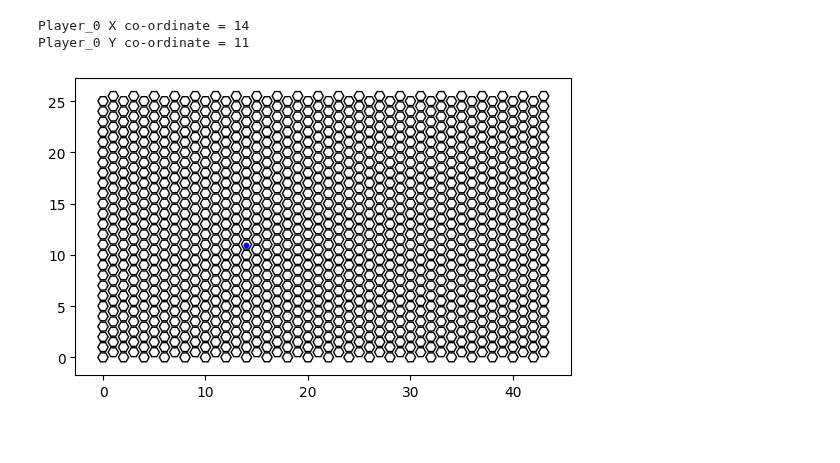
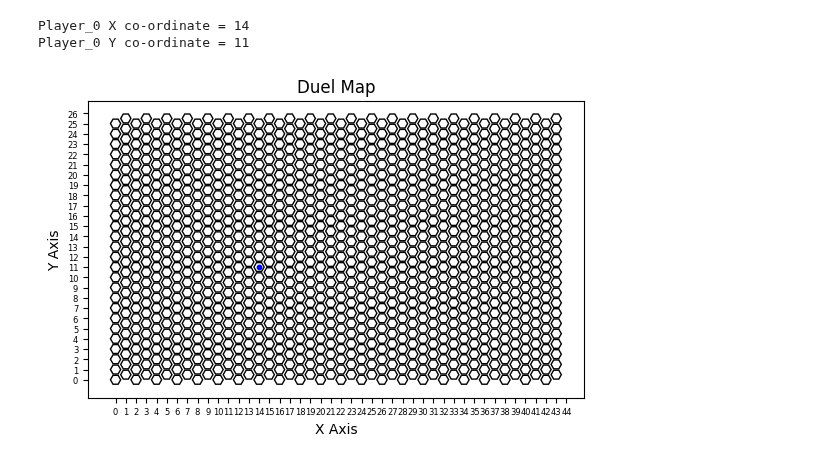
Before and after one commit to Jacob-CL/Civ6-GameReader, a Jupyter notebook: Civ6GameReader.ipynb, the cells around one changed output. Saved outputs shown, nothing was run; the diff lists cells and outputs as text; code cells hidden in the pictures; blank space fills up the shorter version.

Commit message:
Working map for player_0

```diff
--- a/Civ6GameReader.ipynb
+++ b/Civ6GameReader.ipynb
@@ -16,6 +16,10 @@ from matplotlib.patches import RegularPolygon
 player_0_X_start = 0
 player_0_Y_start = 0
 
+def is_odd(n):
+    return n % 2 == 1
+
+
 # Searching for a specific string within the file content
 player_coord_start_string = "Map Script: Major Start X:"
 
@@ -27,23 +31,26 @@ with open('C:\\Users\\User\\AppData\\Local\\Firaxis Games\\Sid Meier\'s Civiliza
             if match:
                 # Extracting the first group, which contains the digits following "Major Start X:"
                 Xnumber = match.group(1)
-                player_0_X_start = Xnumber
-                print(f"Player_0 X co-ordinate = {Xnumber}")  # This should print '14'
+                player_0_X_start = int(Xnumber)
+                print(f"Player_0 X co-ordinate = {Xnumber}")
             else:
                 print("The X co-ordinate was not found in the line.")
 
             if line.startswith(player_coord_start_string):
                 pattern = r"Major Start Y:\s*(\d+)"
                 match = re.search(pattern, line)
-                if match:
-                    # Extracting the first group, which contains the digits following "Major Start X:"
+                if match:#
+                    # Extracting the first group, which contains the digits following "Major Start Y:"
                     Ynumber = match.group(1)
-                    player_0_Y_start = Ynumber
-                    print(f"Player_0 Y co-ordinate = {Ynumber}")  # This should print '14'
+                    player_0_Y_start = int(Ynumber)
+                    print(f"Player_0 Y co-ordinate = {Ynumber}")
                 else:
                     print("The Y co-ordinate was not found in the line.")
-                break  # Exiting the loop if the string is found
+                break
 
+
+if is_odd(player_0_X_start):
+    player_0_Y_start = player_0_Y_start + 0.5
 
 player_0_start = (Xnumber,Ynumber)
 
@@ -55,34 +62,46 @@ def plot_hexagon_grid(rows, cols, hex_size=0.5, dot_info=None):
     radius = hex_size
 
     # Distance between centers of two adjacent hexagons horizontally and vertically
     dx = 1
     dy = 1
 
     # Loop to create hexagons
     for row in range(rows):
         for col in range(cols):
             # Calculate the center position
             x = col * dx
             y = row * dy
 
             # Adjust every other row to interlock the hexagons
             if col % 2 == 1:
                 y += dy / 2
 
             hexagon = RegularPolygon((x, y), numVertices=6, radius=radius, orientation=np.radians(30), edgecolor='k', facecolor='none')
             ax.add_patch(hexagon)
 
     # Plotting dots with specified coordinates and colors
     if dot_info is not None:
         for dot in dot_info:
             plt.scatter(dot[0], dot[1], color=dot[2], s=10)  # dot[0] and dot[1] are x and y coordinates, dot[2] is the color
 
-    plt.axis('scaled')
+# X and Y ticks
+    x = range(0, 45)  # X values from 0 to 16
+    y = range(0, 27)  # Y values as squares of X values
+    plt.xticks(range(min(x), max(x)+1, 1), fontsize=6)
+    plt.yticks(range(min(y), max(y) + 1, 1), fontsize=6)
+
+
+
+    plt.xlabel('X Axis')  # X-axis label
+    plt.ylabel('Y Axis')  # Y-axis label
+    plt.title('Duel Map')  # Plot title
     plt.show()
 
-# Plot a grid with 22 rows and 26 columns of hexagons and two dots with specified colors
-plot_hexagon_grid(26, 44, dot_info=[(int(player_0_X_start), int(player_0_Y_start), 'blue')])
+# Plot a grid of hexagons and two dots with specified colors
+#plot_hexagon_grid(15, 15, dot_info=[(, 0, 'blue')])
+
+plot_hexagon_grid(26, 44, dot_info=[(player_0_X_start, player_0_Y_start, 'blue')])
 # %% [output]
 Player_0 X co-ordinate = 14
 Player_0 Y co-ordinate = 11
-[figure, old version]
+[figure, new version]
```
